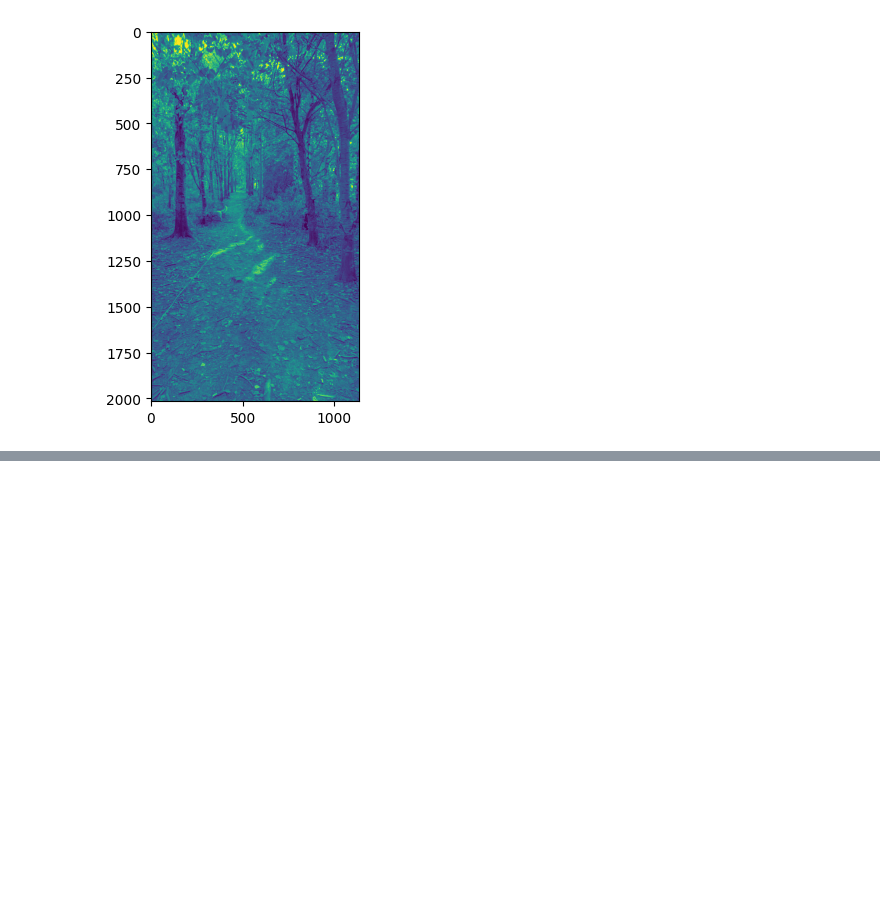
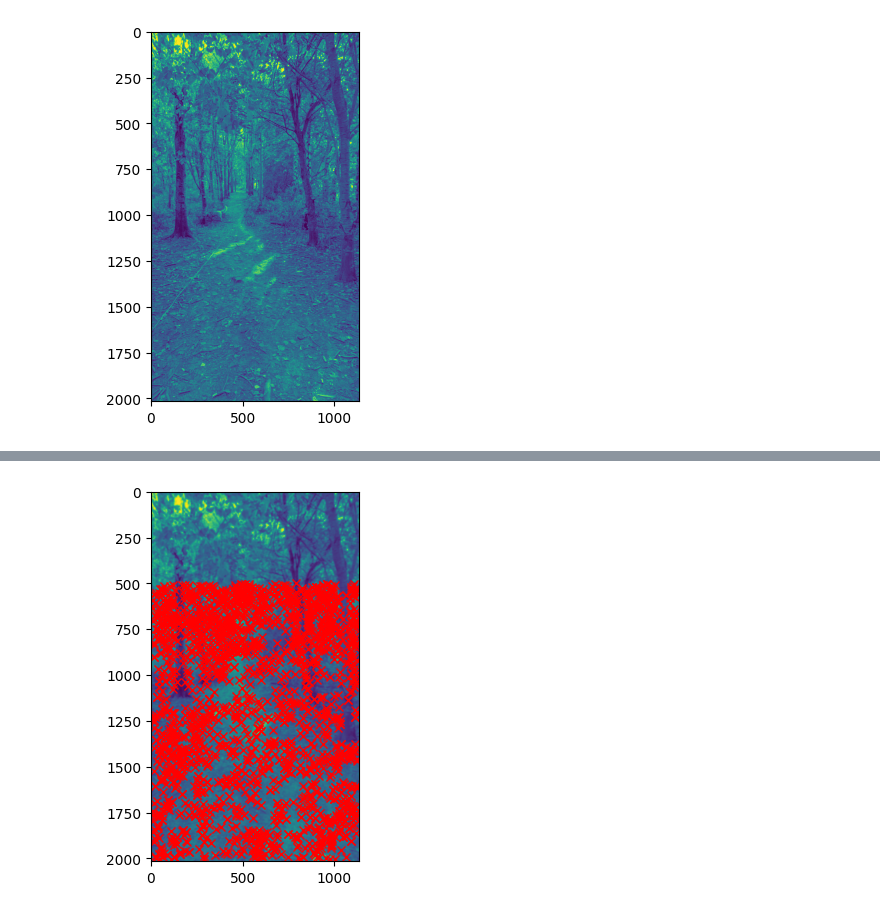
Before and after one commit to polzin-3/image-processing, a Jupyter notebook: examples/align.ipynb, the cells around one changed output, grey strips where cells are left out. Cells and saved outputs as stored; diff of their text form; code cells hidden in the pictures; blank space fills up the shorter version.

```diff
--- a/examples/align.ipynb
+++ b/examples/align.ipynb
@@ -49,0 +39,24 @@ aligner.keypoints
+# %%
+import numpy as np
+import cv2
+
+mask = np.zeros_like(img[:,:,0])
+mask[500:, :] = 1
+
+img_tmp = conversions.conv_to_greyscale(img)
+img_tmp = cv2.GaussianBlur(img_tmp, (21,21), 3)
+
+#finder = cv2.AKAZE.create(diffusivity=cv2.KAZE_DIFF_PM_G1, threshold=0.01)
+finder = cv2.SIFT_create()
+keypoints, desc = finder.detectAndCompute(
+    img_tmp,
+    mask=mask
+)
+x = [kp.pt[0] for kp in keypoints]
+y = [kp.pt[1] for kp in keypoints]
+
+plt.imshow(img_tmp)
+plt.plot(x, y, 'x', c='red')
+plt.show()
+# %% [output]
+[figure, added]
```
Also changed, not shown: parts of 2 cells of this notebook, 1 other file.
